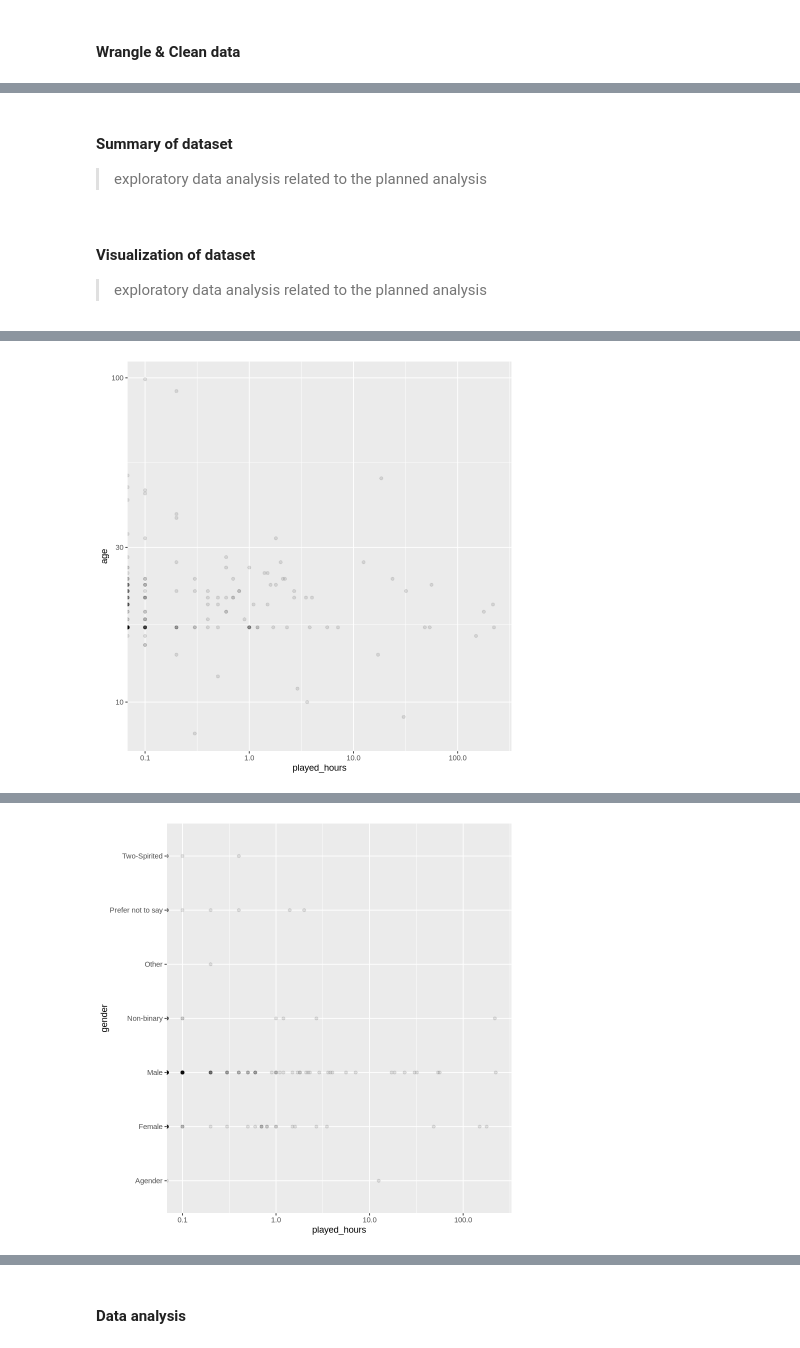
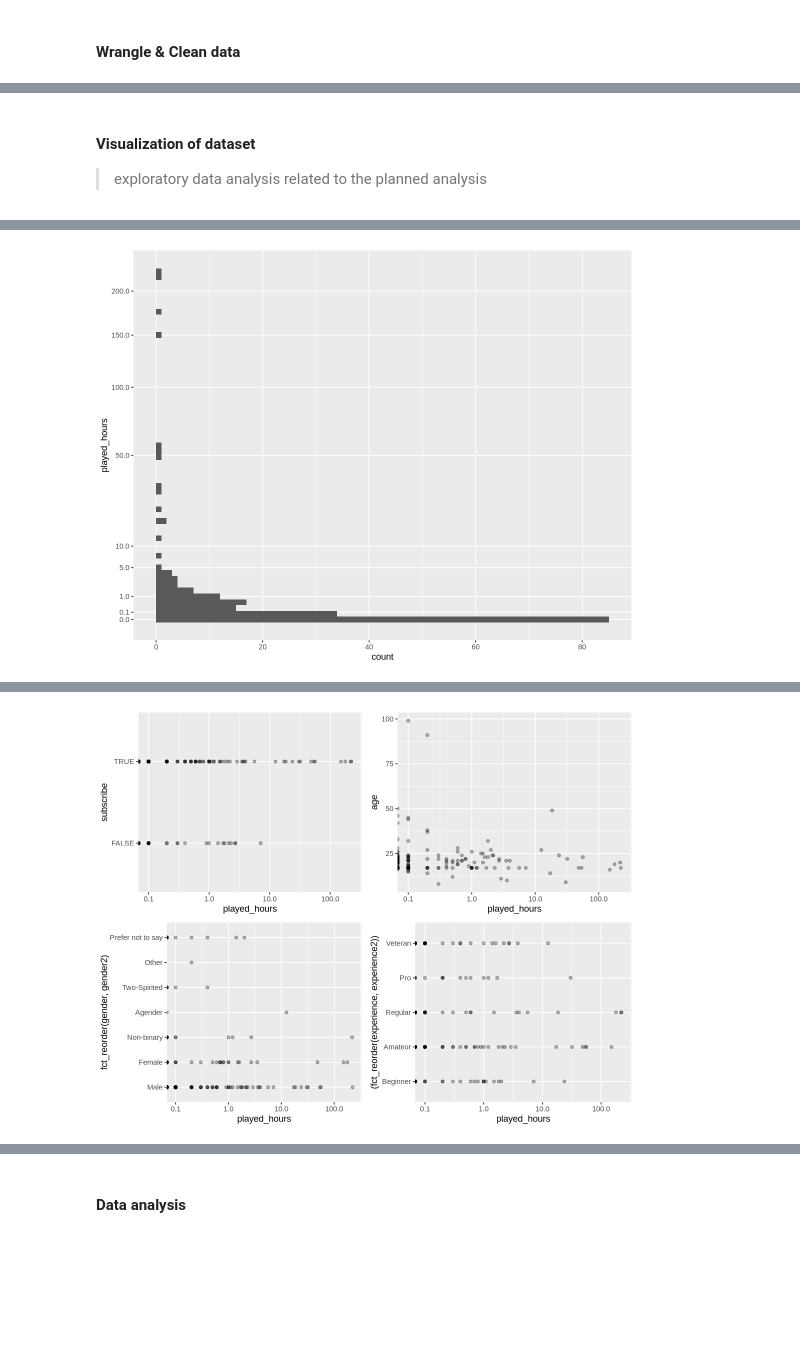
Before and after one commit to cars0njan/dsci-100-project, a Jupyter notebook: Final_report_group30.ipynb, the cells around one changed output, grey strips where cells are left out. Saved outputs shown, nothing was run; the diff lists cells and outputs as text; code cells hidden in the pictures; blank space fills up the shorter version.

Commit message:
cleaning + viz

```diff
--- a/Final_report_group30.ipynb
+++ b/Final_report_group30.ipynb
@@ -97,22 +97,12 @@ mapping_gender <- c("Male" = 1, "Female" = 2, "Non-binary" = 3,
                  "Agender" = 4, "Two-Spirited" =5, "Other" = 6, "Prefer not to say"=7)
 
 players_clean <- players |>
-    select(-hashedEmail, -name, -individualId, -organizationName) |>
-    filter(played_hours != 0)
-players_mapped <- players_clean |>
     mutate(experience2 = as.integer(mapping_exp[experience])) |>
     mutate(subscribe2 = as.integer(subscribe)) |>
-    mutate(gender2 = as.integer(mapping_gender[gender]))
+    mutate(gender2=as.integer(mapping_gender[gender])) |>
+    mutate(gender3=gender) |> mutate(value=1) |> #one hat encoding: this and next line
+    pivot_wider(names_from=gender3, names_prefix='gender_', values_from=value, values_fill=0) |>
+    select(-hashedEmail, -name, -individualId, -organizationName) #rm data not important to Qs/NA
 
 head(players_clean)
-head(players_mapped)
-
-cat('played_hours != 0')
-nrow(players_clean)
-
-cat('played_hours == 0')
-players_na <- players |>
-    select(-hashedEmail, -name, -individualId, -organizationName) |>
-    filter(played_hours == 0)
-nrow(players_na)
 # %% [output]
@@ -141,3 +117,0 @@ played_hours == 0
-# %% [markdown]
-#### Summary of dataset
-> exploratory data analysis related to the planned analysis
@@ -145,36 +122,41 @@ played_hours == 0
 #### Visualization of dataset
 > exploratory data analysis related to the planned analysis
 # %%
-players_age_plot <- players |>
+library(gridExtra)
+
+h <- players_clean |>
+    ggplot(aes(y=played_hours)) +
+    geom_histogram(binwidth=0.25) +
+        scale_y_sqrt(breaks = c(0, 0.1 , 1, 5, 10, 50, 100, 150, 200),
+                    minor_breaks = NULL)
+
+
+a <- players_clean |>
     ggplot(aes(x=played_hours, y=age)) +
-        geom_point(alpha=0.1) +
-        scale_x_log10()+
-        scale_y_log10()
-players_age_plot
-
-players_gender_plot <- players |>
-    ggplot(aes(x=played_hours, y=gender)) +
-        geom_point(alpha=0.1) +
-        scale_x_log10()
-players_gender_plot
-
-players |>
-    ggplot(aes(x=played_hours, y=experience)) +
-        geom_point(alpha=0.1) +
+        geom_point(alpha=0.3) +
         scale_x_log10()
 
-players |>
-    ggplot(aes(x=played_hours, y=subscribe)) +
-        geom_point(alpha=0.1) +
+
+g <- players_clean |>
+    ggplot(aes(x=played_hours,
+               y=fct_reorder(gender, gender2))) +
+        geom_point(alpha=0.3) +
         scale_x_log10()
 
-# players_vis <- players_mapped |>
-#     select(-experience, -subscribe, -gender)|>
-#     pivot_longer(cols=-played_hours, names_to='category', values_to='value') |>
-#     ggplot(aes(x=played_hours)) +
-#         geom_histogram() +
-#         facet_grid(rows=vars(category), scales='free')
-# players_vis
+e <- players_clean |>
+    ggplot(aes(x=played_hours,
+               y=(fct_reorder(experience, experience2)))) +
+        geom_point(alpha=0.3) +
+        scale_x_log10()
+
+s <- players_clean |>
+    ggplot(aes(x=played_hours, y=subscribe)) +
+        geom_point(alpha=0.3) +
+        scale_x_log10()
+
+options(repr.plot.width=9)
+h
+grid.arrange(s, a, g, e, ncol=2)
 # %% [output]
 Warning message in scale_x_log10():
 “log-10 transformation introduced infinite values.”
@@ -183 +169 @@ Warning message in scale_x_log10():
-[figure, old version]
+[figure, new version]
@@ -186 +170 @@ Warning message in scale_x_log10():
-[figure, old version]
+[figure, new version]
```
Also changed, not shown: parts of 3 cells of this notebook.
